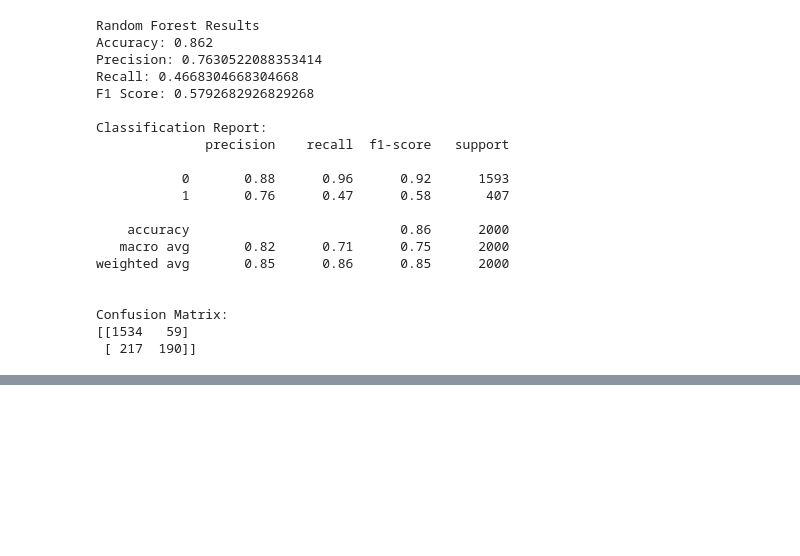
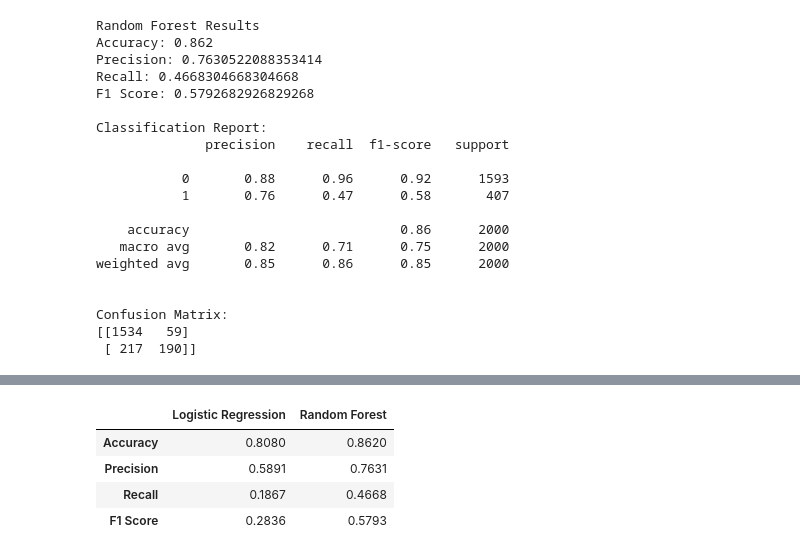
Before and after one commit to sameerjbara/DI-Bootcamp, a Jupyter notebook: Week12/Day2/DailyChallenge_StatforMLN.ipynb, the cells around one changed output, grey strips where cells are left out. Saved outputs shown, nothing was run; the diff lists cells and outputs as text; code cells hidden in the pictures; blank space fills up the shorter version.

```diff
--- a/Week12/Day2/DailyChallenge_StatforML.ipynb
+++ b/Week12/Day2/DailyChallenge_StatforMLN.ipynb
@@ -464,0 +477,26 @@ What will be the most helpful feature in predicting churning?
+# %%
+# Side-by-side comparison of the two models on the test set
+import pandas as pd
+
+comparison = pd.DataFrame({
+    "Logistic Regression": [
+        accuracy_score(y_test, y_pred_log),
+        precision_score(y_test, y_pred_log),
+        recall_score(y_test, y_pred_log),
+        f1_score(y_test, y_pred_log),
+    ],
+    "Random Forest": [
+        accuracy_score(y_test, y_pred_rf),
+        precision_score(y_test, y_pred_rf),
+        recall_score(y_test, y_pred_rf),
+        f1_score(y_test, y_pred_rf),
+    ],
+}, index=["Accuracy", "Precision", "Recall", "F1 Score"]).round(4)
+
+comparison
+# %% [output]
+|  | Logistic Regression | Random Forest |
+| Accuracy | 0.8080 | 0.8620 |
+| Precision | 0.5891 | 0.7631 |
+| Recall | 0.1867 | 0.4668 |
+| F1 Score | 0.2836 | 0.5793 |
```
Also changed, not shown: parts of 12 cells of this notebook, 3 other files.
